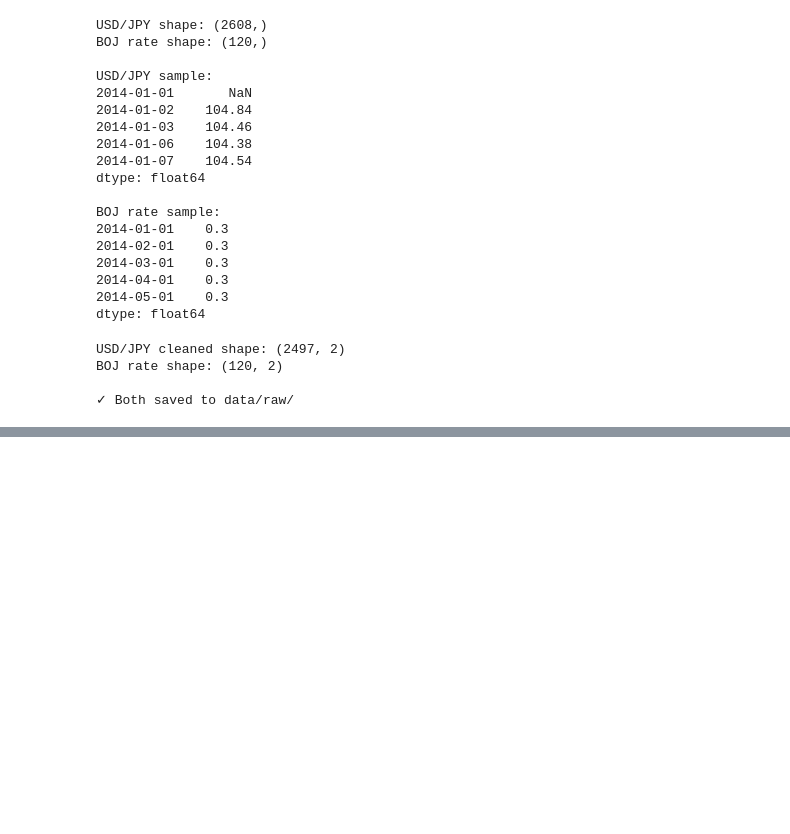
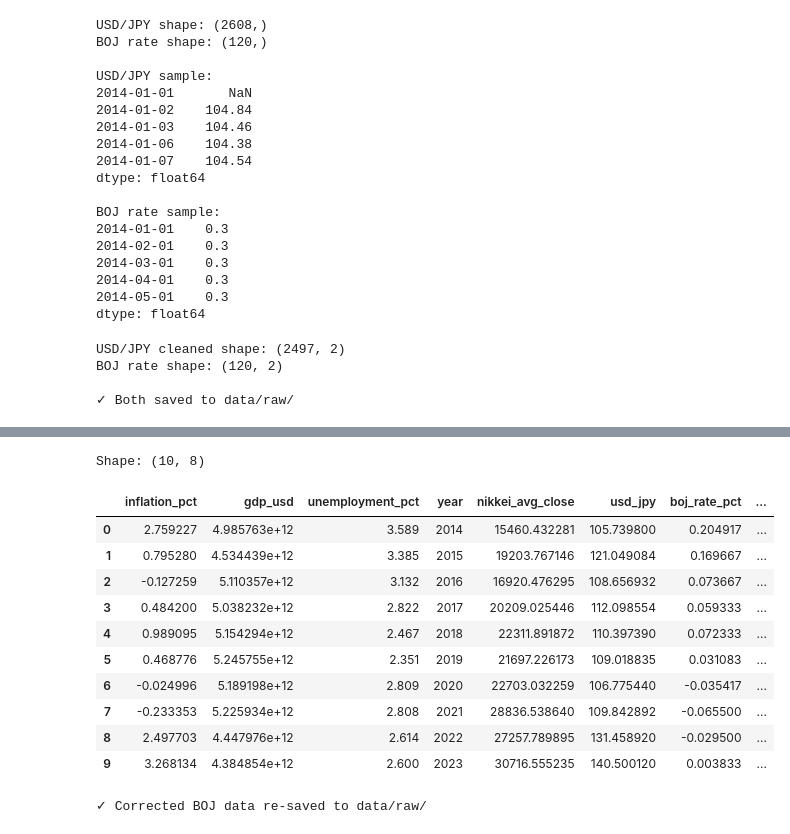
Before and after one commit to Prashant-4527/JapanScope-Stock-Economic-Intel, a Jupyter notebook: notebooks/01_pipeline.ipynb, the cells around one changed output, grey strips where cells are left out. Saved outputs shown, nothing was run; the diff lists cells and outputs as text; code cells hidden in the pictures; blank space fills up the shorter version.

```diff
--- a/notebooks/01_pipeline.ipynb
+++ b/notebooks/01_pipeline.ipynb
@@ -261,0 +332,17 @@ BOJ rate shape: (120, 2)
+# %%
+# WHY IR3TIB01JPM156N instead of IRSTCB01JPM156N:
+# The original series appears flat/non-representative in FRED's
+# system for our period. IR3TIB01 (3-month interbank rate) is a
+# market rate that responds directly to BOJ policy changes —
+# a much more reliable proxy for "what BOJ's stance is doing
+# to the economy" than a stale central bank reference number.
+
+boj_rate = fred.get_series('IR3TIB01JPM156N',
+                            observation_start='2014-01-01',
+                            observation_end='2023-12-31')
+
+print(f"Shape: {boj_rate.shape}")
+print(f"Unique values: {boj_rate.nunique()}")
+print(f"\n{boj_rate.describe()}")
+print(f"\nSample around 2016 (negative rate policy):")
+print(boj_rate['2016-01-01':'2016-06-01'])
@@ -261,0 +367,40 @@ BOJ rate shape: (120, 2)
+# %%
+# WHY rebuild from scratch here:
+# The old boj_rate_annual was built from the broken series.
+# We need fresh objects using the corrected IR3TIB01JPM156N data.
+
+boj_rate_df = boj_rate.reset_index()
+boj_rate_df.columns = ['Date', 'boj_rate_pct']
+boj_rate_df['Date'] = pd.to_datetime(boj_rate_df['Date'])
+boj_rate_df['year'] = boj_rate_df['Date'].dt.year
+
+boj_rate_annual = boj_rate_df.groupby('year')['boj_rate_pct'].mean().reset_index()
+
+# Rebuild annual_master fresh (drop old boj_rate_pct, merge corrected one)
+annual_master = japan_macro_clean.merge(nikkei_annual, on='year')
+annual_master = annual_master.merge(usd_jpy_annual, on='year')
+annual_master = annual_master.merge(boj_rate_annual, on='year')
+
+# WHY add gdp_trillion now — your earlier idea, applied at the right time
+annual_master['gdp_trillion'] = (annual_master['gdp_usd'] / 1e12).round(2)
+
+print(f"Shape: {annual_master.shape}")
+annual_master
+# %% [output]
+Shape: (10, 8)
+|  | inflation_pct | gdp_usd | unemployment_pct | year | nikkei_avg_close | usd_jpy | boj_rate_pct | ... |
+| 0 | 2.759227 | 4.985763e+12 | 3.589 | 2014 | 15460.432281 | 105.739800 | 0.204917 | ... |
+| 1 | 0.795280 | 4.534439e+12 | 3.385 | 2015 | 19203.767146 | 121.049084 | 0.169667 | ... |
+| 2 | -0.127259 | 5.110357e+12 | 3.132 | 2016 | 16920.476295 | 108.656932 | 0.073667 | ... |
+| 3 | 0.484200 | 5.038232e+12 | 2.822 | 2017 | 20209.025446 | 112.098554 | 0.059333 | ... |
+| 4 | 0.989095 | 5.154294e+12 | 2.467 | 2018 | 22311.891872 | 110.397390 | 0.072333 | ... |
+| 5 | 0.468776 | 5.245755e+12 | 2.351 | 2019 | 21697.226173 | 109.018835 | 0.031083 | ... |
+| 6 | -0.024996 | 5.189198e+12 | 2.809 | 2020 | 22703.032259 | 106.775440 | -0.035417 | ... |
+| 7 | -0.233353 | 5.225934e+12 | 2.808 | 2021 | 28836.538640 | 109.842892 | -0.065500 | ... |
+| 8 | 2.497703 | 4.447976e+12 | 2.614 | 2022 | 27257.789895 | 131.458920 | -0.029500 | ... |
+| 9 | 3.268134 | 4.384854e+12 | 2.600 | 2023 | 30716.555235 | 140.500120 | 0.003833 | ... |
+# %%
+boj_rate_df.to_csv("../data/raw/boj_rate_raw.csv", index=False)
+print("\n✓ Corrected BOJ data re-saved to data/raw/")
+# %% [output]
+✓ Corrected BOJ data re-saved to data/raw/
```
Also changed, not shown: parts of 5 cells of this notebook, 4 other files.
